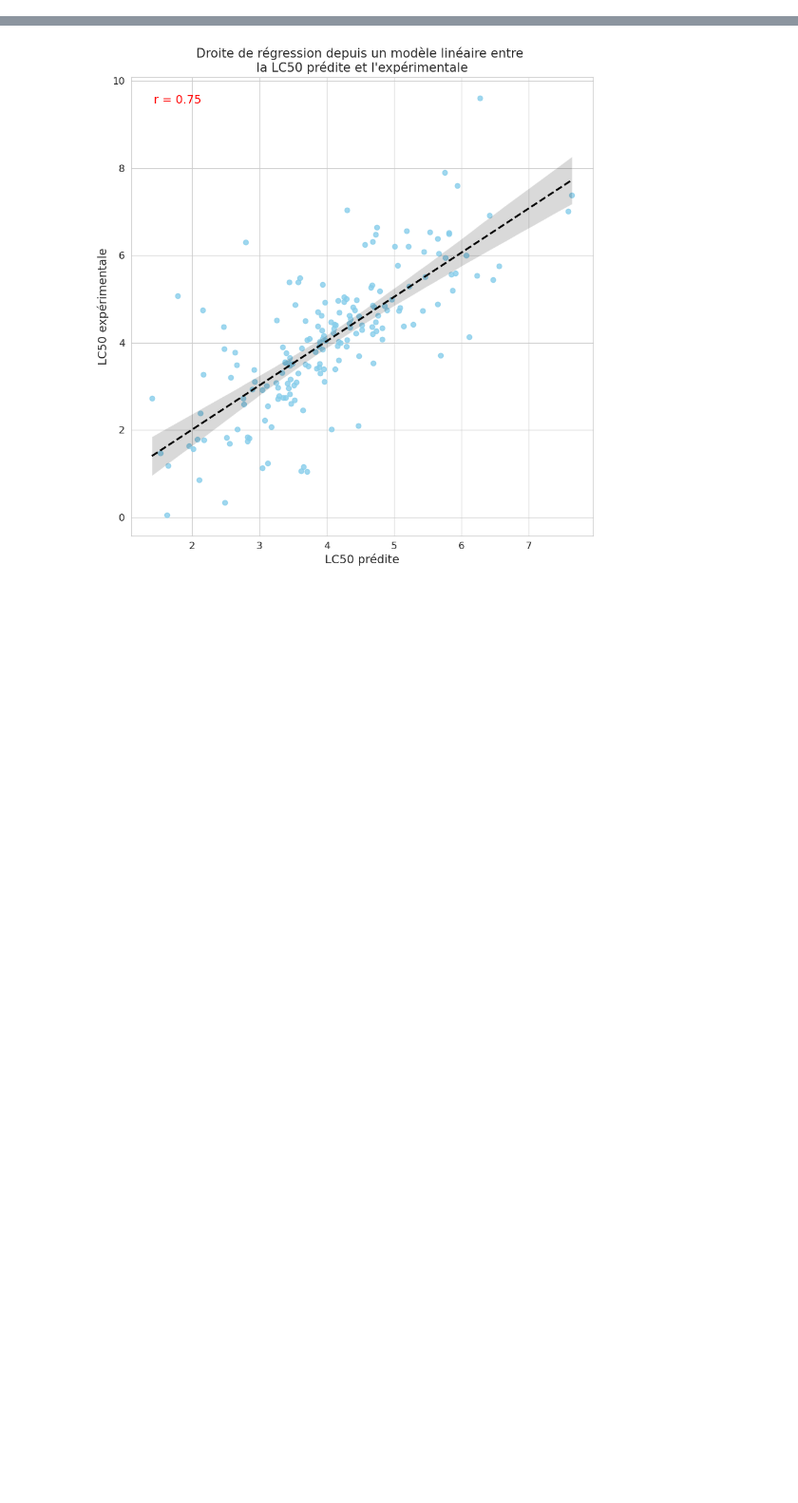
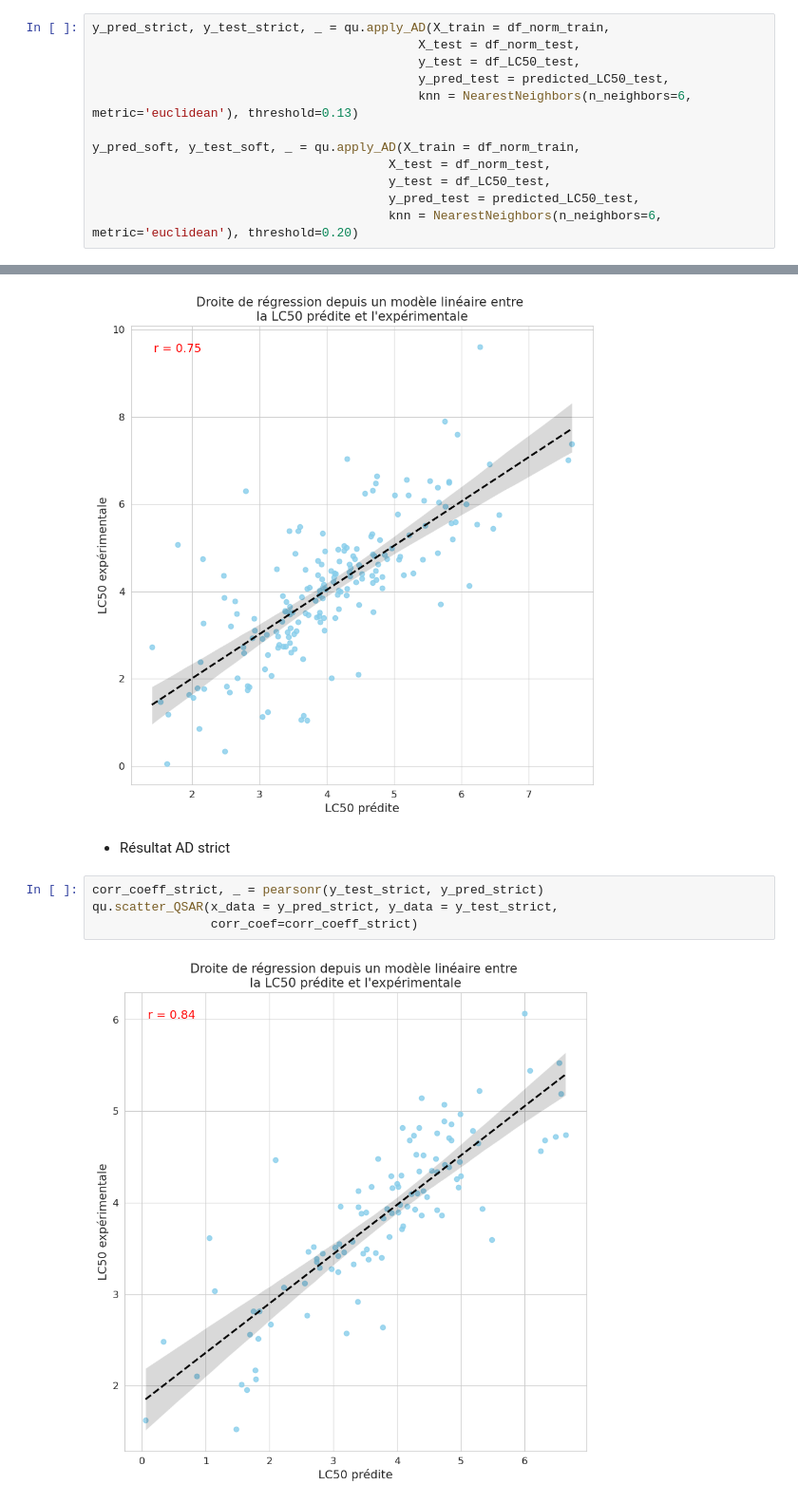
Before and after one commit to Edmondbrn/projet_IA_QSAR, a Jupyter notebook: regression_lineaire.ipynb, the cells around one changed output, grey strips where cells are left out. Shown at 95% size. Saved outputs shown, nothing was run; the diff lists cells and outputs as text; blank space fills up the shorter version.

```diff
--- a/regression_lineaire.ipynb
+++ b/regression_lineaire.ipynb
@@ -85,0 +28,12 @@ predicted_LC50_test = model.predict(df_norm_test)
+# %%
+y_pred_strict, y_test_strict, _ = qu.apply_AD(X_train = df_norm_train,
+                                            X_test = df_norm_test,
+                                            y_test = df_LC50_test,
+                                            y_pred_test = predicted_LC50_test,
+                                            knn = NearestNeighbors(n_neighbors=6, metric='euclidean'), threshold=0.13)
+
+y_pred_soft, y_test_soft, _ = qu.apply_AD(X_train = df_norm_train,
+                                        X_test = df_norm_test,
+                                        y_test = df_LC50_test,
+                                        y_pred_test = predicted_LC50_test,
+                                        knn = NearestNeighbors(n_neighbors=6, metric='euclidean'), threshold=0.20)
@@ -89,3 +45,11 @@ qu.scatter_QSAR(x_data = predicted_LC50_test, y_data = df_LC50_test,
                 corr_coef=corr_coef)
 # %% [output]
 [figure]
+# %% [markdown]
+- Résultat AD strict
+# %%
+corr_coeff_strict, _ = pearsonr(y_test_strict, y_pred_strict)
+qu.scatter_QSAR(x_data = y_pred_strict, y_data = y_test_strict,
+                corr_coef=corr_coeff_strict)
+# %% [output]
+[figure, added]
```
Also changed, not shown: parts of 18 cells of this notebook, 4 other files.
